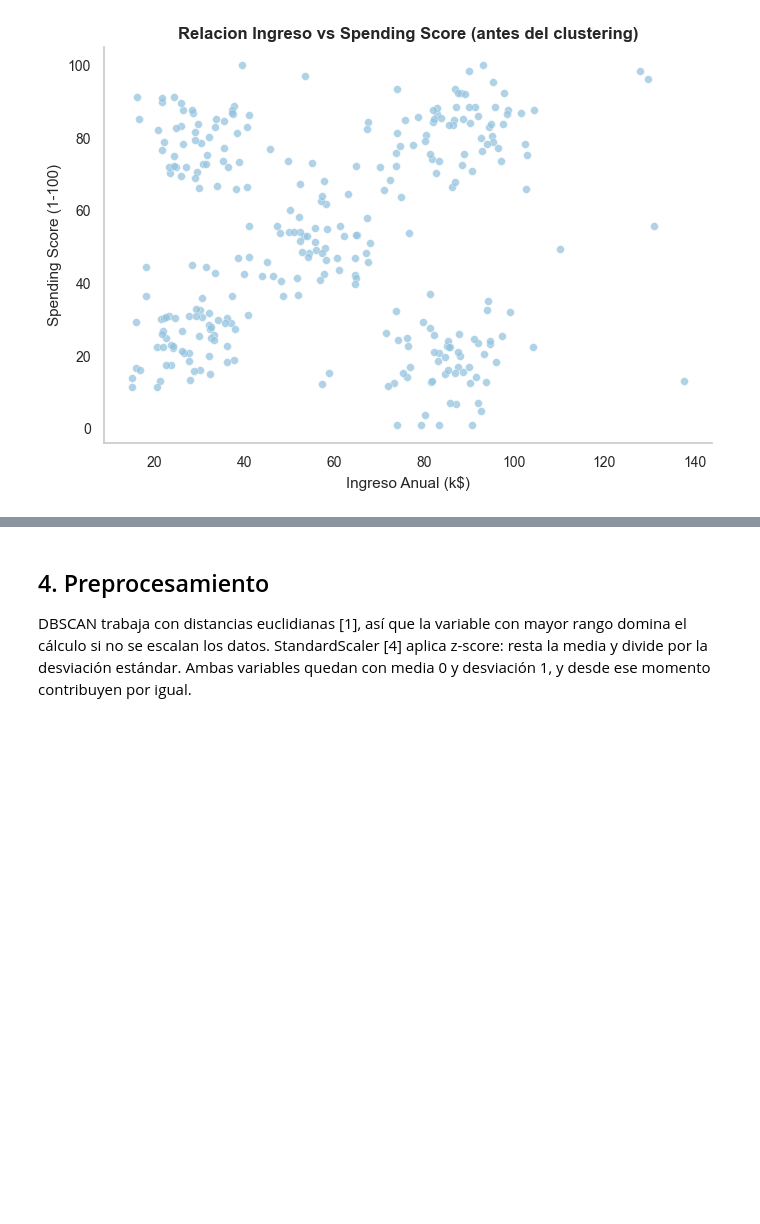
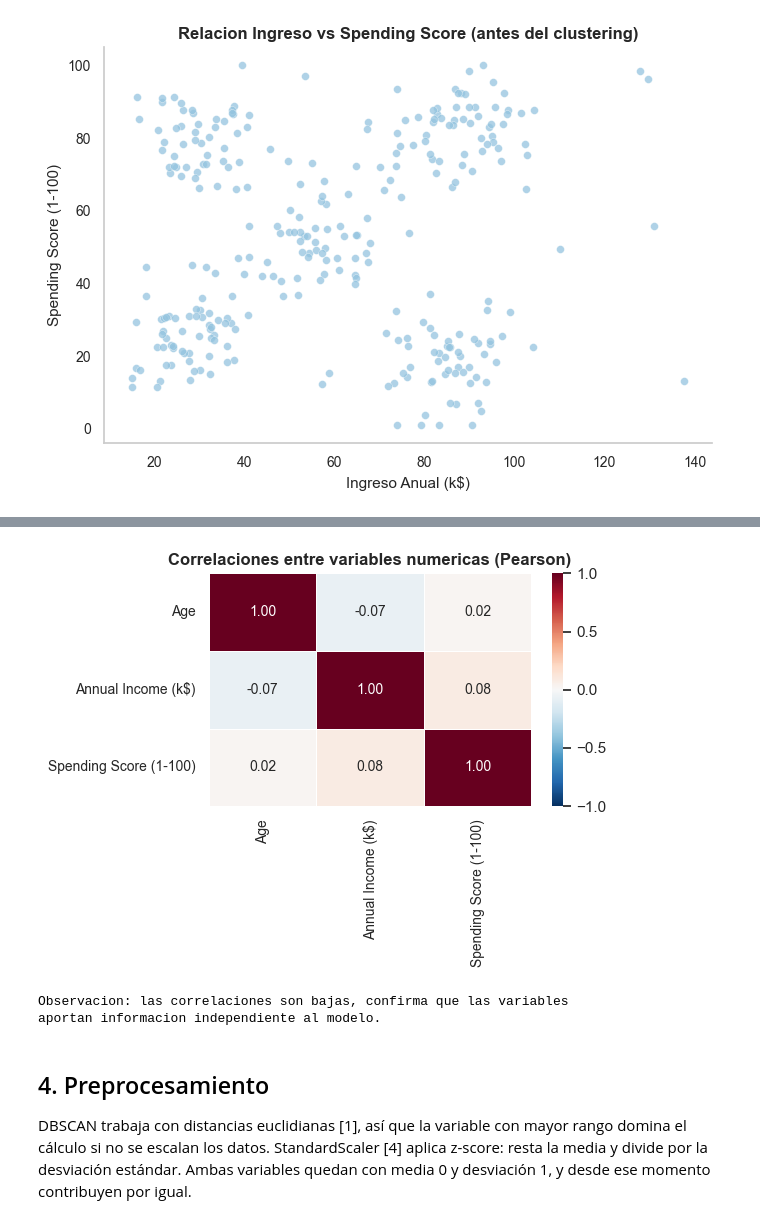
Before and after one commit to blinaresv/Grupo1_Actividad2_DBSCAN, a Jupyter notebook: Grupo1_Notebook2_Librerias_FINAL.ipynb, the cells around one changed output, grey strips where cells are left out. Drawn from its saved outputs; the diff is of its cells as text; code cells hidden in the pictures; blank space fills up the shorter version.

```diff
--- a/Grupo1_Notebook2_Librerias_FINAL.ipynb
+++ b/Grupo1_Notebook2_Librerias_FINAL.ipynb
@@ -163,3 +167,21 @@ plt.show()
+# %%
+corr = df[["Age", "Annual Income (k$)", "Spending Score (1-100)"]].corr()
+
+fig, ax = plt.subplots(figsize=(6, 4.5))
+sns.heatmap(corr, annot=True, fmt=".2f", cmap="RdBu_r",
+            vmin=-1, vmax=1, linewidths=0.5,
+            annot_kws={"size": 10}, ax=ax)
+ax.set_title("Correlaciones entre variables numericas (Pearson)",
+             fontsize=12, fontweight="bold")
+ax.tick_params(labelsize=10)
+plt.tight_layout()
+plt.show()
+print("\nObservacion: las correlaciones son bajas, confirma que las variables")
+print("aportan informacion independiente al modelo.")
+# %% [output]
+[figure, added]
+Observacion: las correlaciones son bajas, confirma que las variables
+aportan informacion independiente al modelo.
 # %% [markdown]
 ## 4. Preprocesamiento
 
```
Also changed, not shown: parts of 2 cells of this notebook, 1 other file.
